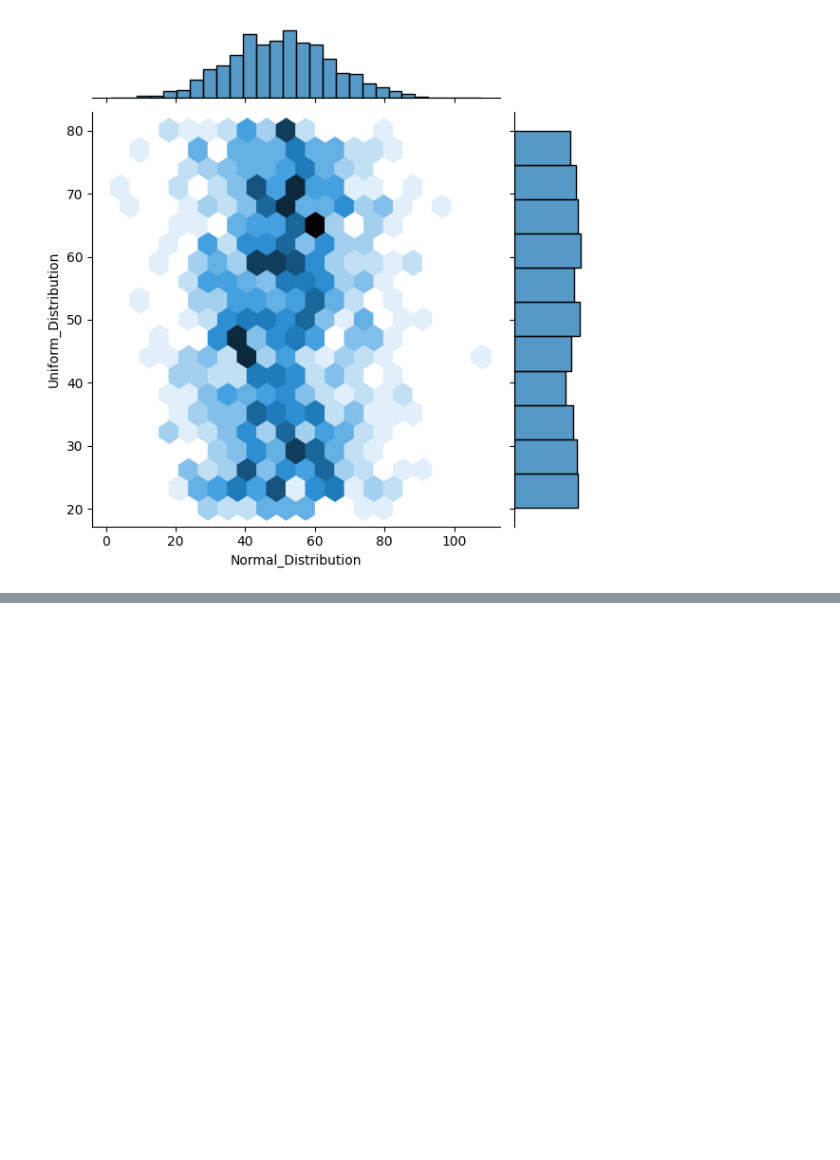
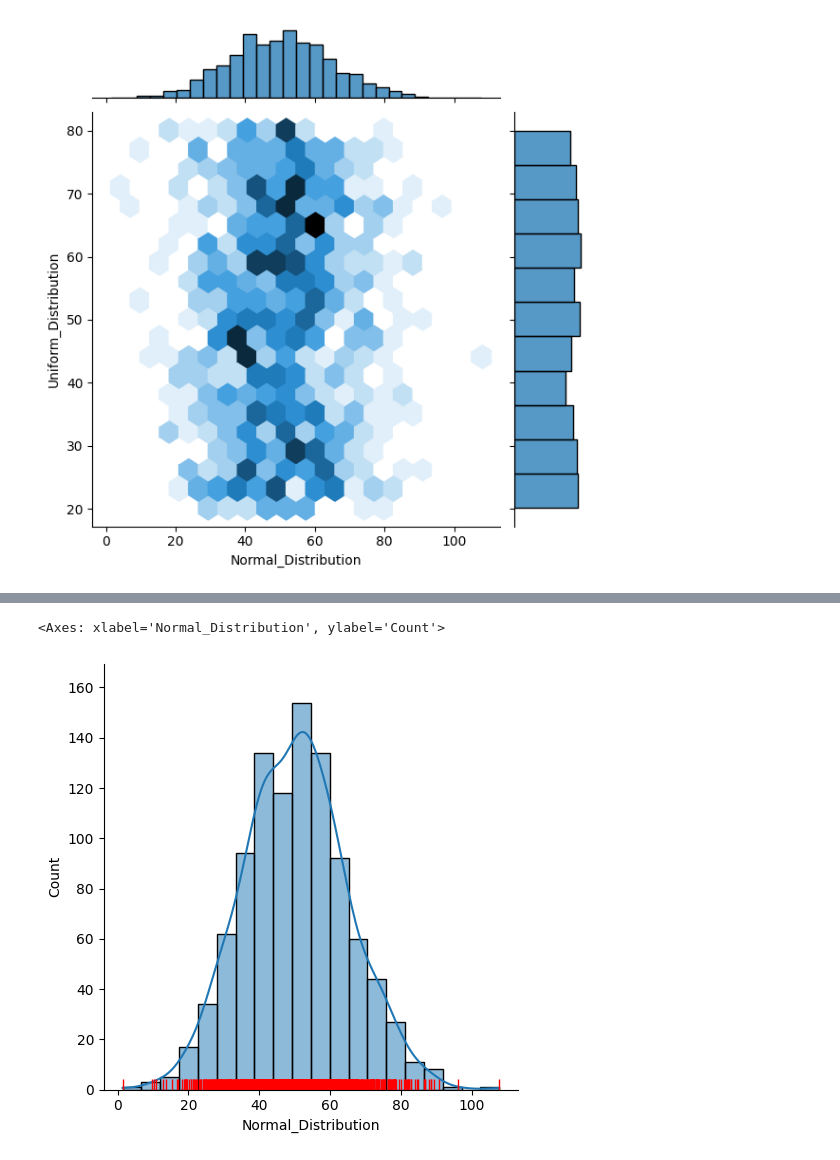
Before and after one commit to season1314/da, a Jupyter notebook: w10.ipynb, the cells around one changed output, grey strips where cells are left out. Saved outputs shown, nothing was run; the diff lists cells and outputs as text; code cells hidden in the pictures; blank space fills up the shorter version.

```diff
--- a/w10.ipynb
+++ b/w10.ipynb
@@ -43,0 +49,6 @@ sns.jointplot(x='Normal_Distribution', y='Uniform_Distribution', data=tips, kind
+# %%
+sns.displot(tips['Normal_Distribution'], kind="hist", kde=True, bins=20)
+sns.rugplot(tips['Normal_Distribution'], color="r")
+# %% [output]
+<Axes: xlabel='Normal_Distribution', ylabel='Count'>
+[figure, added]
```
Also changed, not shown: parts of 3 cells of this notebook.
